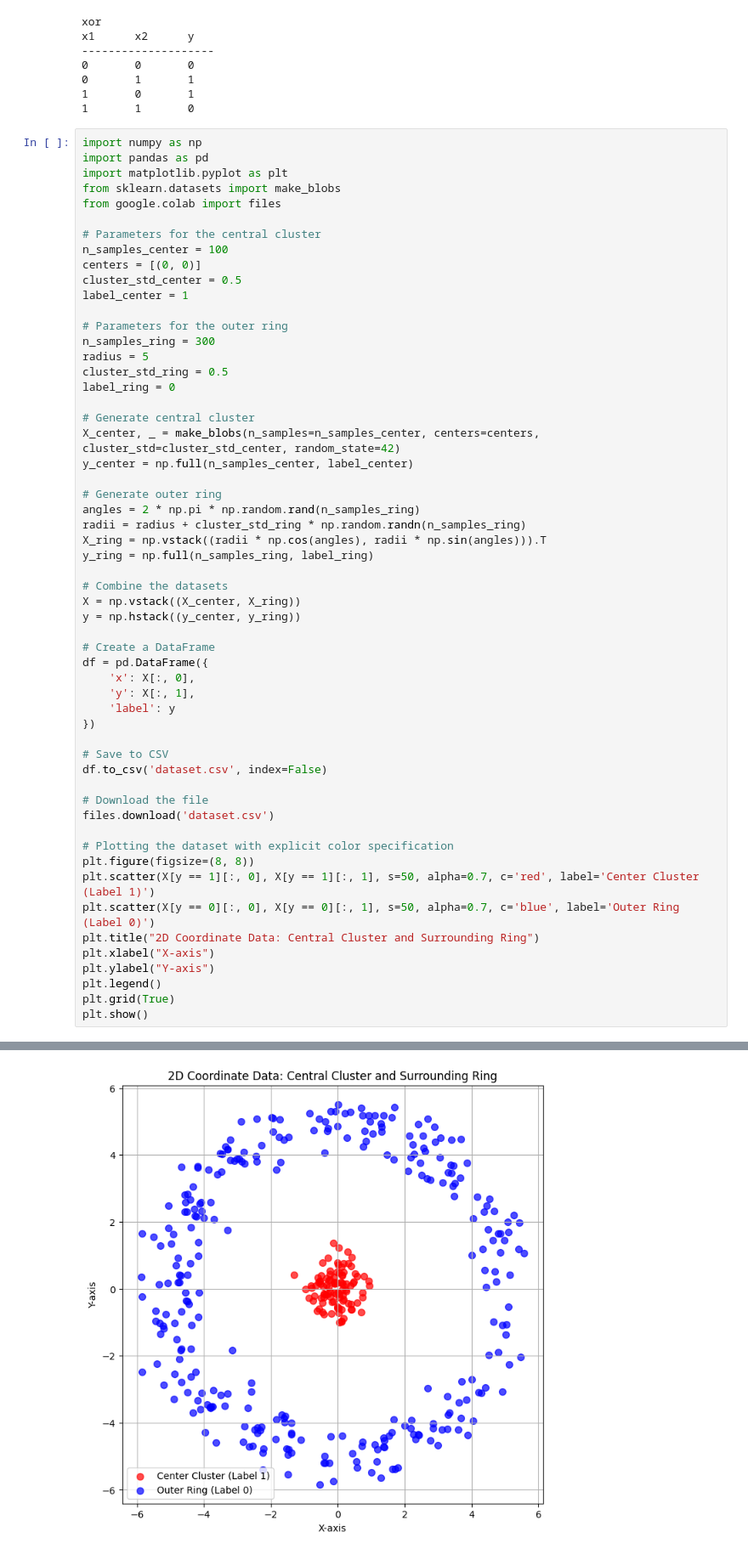
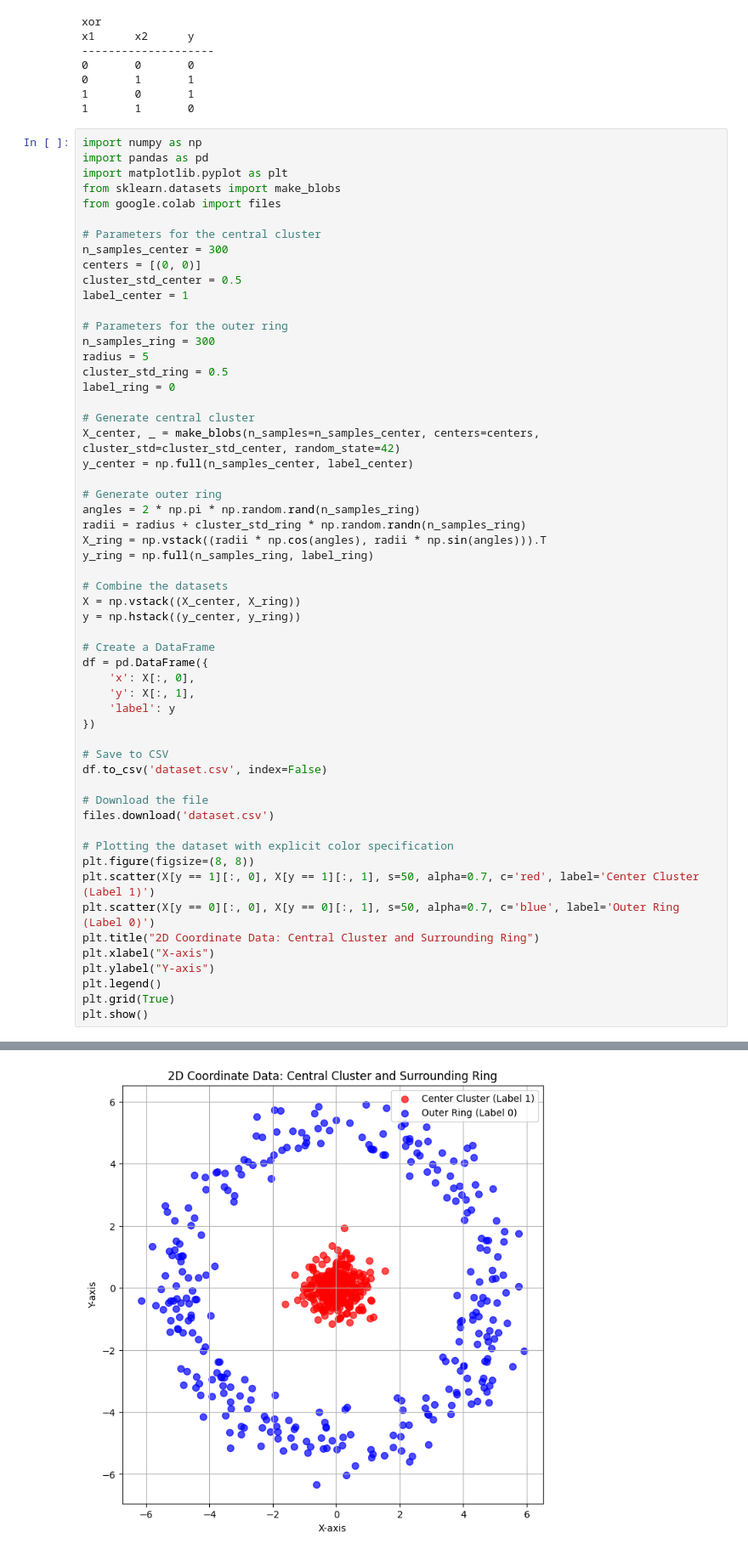
Before and after one commit to RyukiKuwahara/from-zero, a Jupyter notebook: from_zero_1.ipynb, the cells around one changed output, grey strips where cells are left out. Shown at 85% size. Saved outputs shown, nothing was run; the diff lists cells and outputs as text.

```diff
--- a/from_zero_1.ipynb
+++ b/from_zero_1.ipynb
@@ -96,7 +96,7 @@ from sklearn.datasets import make_blobs
 from google.colab import files
 
 # Parameters for the central cluster
-n_samples_center = 100
+n_samples_center = 300
 centers = [(0, 0)]
 cluster_std_center = 0.5
 label_center = 1
@@ -120,34 +120,34 @@ y_ring = np.full(n_samples_ring, label_ring)
 # Combine the datasets
 X = np.vstack((X_center, X_ring))
 y = np.hstack((y_center, y_ring))
 
 # Create a DataFrame
 df = pd.DataFrame({
     'x': X[:, 0],
     'y': X[:, 1],
     'label': y
 })
 
 # Save to CSV
 df.to_csv('dataset.csv', index=False)
 
 # Download the file
 files.download('dataset.csv')
 
 # Plotting the dataset with explicit color specification
 plt.figure(figsize=(8, 8))
 plt.scatter(X[y == 1][:, 0], X[y == 1][:, 1], s=50, alpha=0.7, c='red', label='Center Cluster (Label 1)')
 plt.scatter(X[y == 0][:, 0], X[y == 0][:, 1], s=50, alpha=0.7, c='blue', label='Outer Ring (Label 0)')
 plt.title("2D Coordinate Data: Central Cluster and Surrounding Ring")
 plt.xlabel("X-axis")
 plt.ylabel("Y-axis")
 plt.legend()
 plt.grid(True)
 plt.show()
 # %% [output]
 [interactive output not drawn]
 [interactive output not drawn]
-[figure, old version]
+[figure, new version]
 # %%
 import pandas as pd
 import matplotlib.pyplot as plt
```
Also changed, not shown: parts of 5 cells of this notebook.
